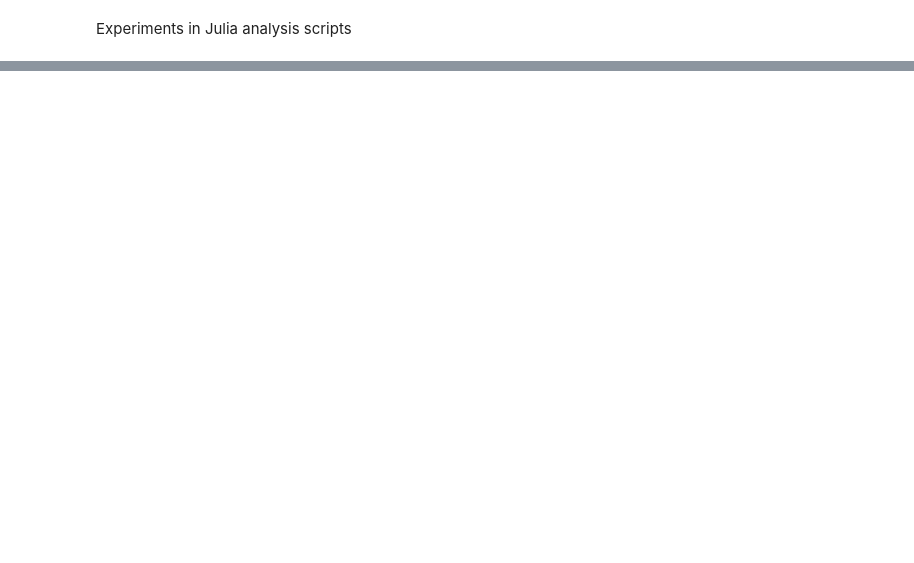
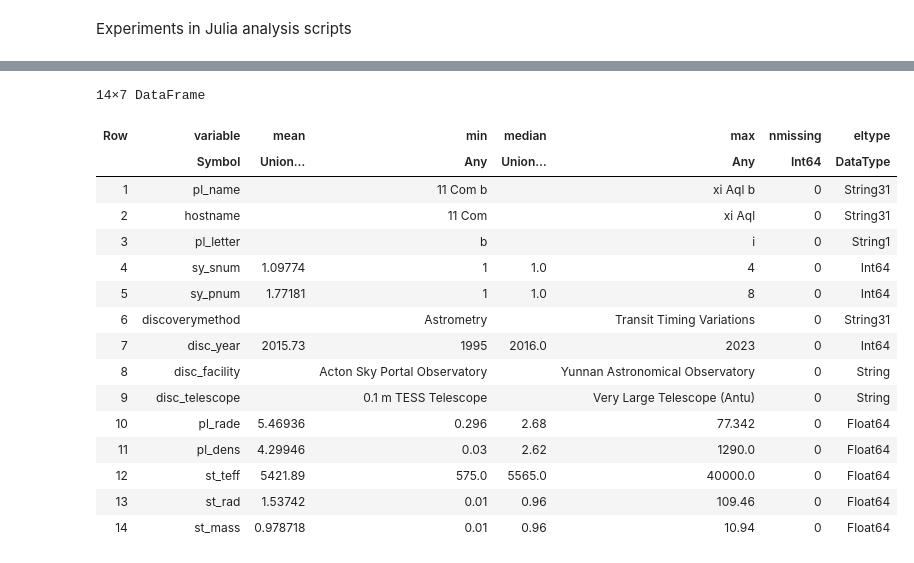
Before and after one commit to jwr42/DataAnalysis, a Jupyter notebook: analysis.ipynb, the cells around one changed output, grey strips where cells are left out. Drawn from its saved outputs; the diff is of its cells as text; code cells hidden in the pictures; blank space fills up the shorter version.

```diff
--- a/analysis.ipynb
+++ b/analysis.ipynb
@@ -52,0 +77,20 @@ exo_planets = exo_planets[:, ["pl_name","hostname","pl_letter","sy_snum","sy_pnu
+# %%
+describe(exo_planets)
+# %% [output]
+14×7 DataFrame
+| Row | variable | mean | min | median | max | nmissing | eltype |
+|  | Symbol | Union… | Any | Union… | Any | Int64 | DataType |
+| 1 | pl_name |  | 11 Com b |  | xi Aql b | 0 | String31 |
+| 2 | hostname |  | 11 Com |  | xi Aql | 0 | String31 |
+| 3 | pl_letter |  | b |  | i | 0 | String1 |
+| 4 | sy_snum | 1.09774 | 1 | 1.0 | 4 | 0 | Int64 |
+| 5 | sy_pnum | 1.77181 | 1 | 1.0 | 8 | 0 | Int64 |
+| 6 | discoverymethod |  | Astrometry |  | Transit Timing Variations | 0 | String31 |
+| 7 | disc_year | 2015.73 | 1995 | 2016.0 | 2023 | 0 | Int64 |
+| 8 | disc_facility |  | Acton Sky Portal Observatory |  | Yunnan Astronomical Observatory | 0 | String |
+| 9 | disc_telescope |  | 0.1 m TESS Telescope |  | Very Large Telescope (Antu) | 0 | String |
+| 10 | pl_rade | 5.46936 | 0.296 | 2.68 | 77.342 | 0 | Float64 |
+| 11 | pl_dens | 4.29946 | 0.03 | 2.62 | 1290.0 | 0 | Float64 |
+| 12 | st_teff | 5421.89 | 575.0 | 5565.0 | 40000.0 | 0 | Float64 |
+| 13 | st_rad | 1.53742 | 0.01 | 0.96 | 109.46 | 0 | Float64 |
+| 14 | st_mass | 0.978718 | 0.01 | 0.96 | 10.94 | 0 | Float64 |
```
Also changed, not shown: parts of 8 cells of this notebook.
